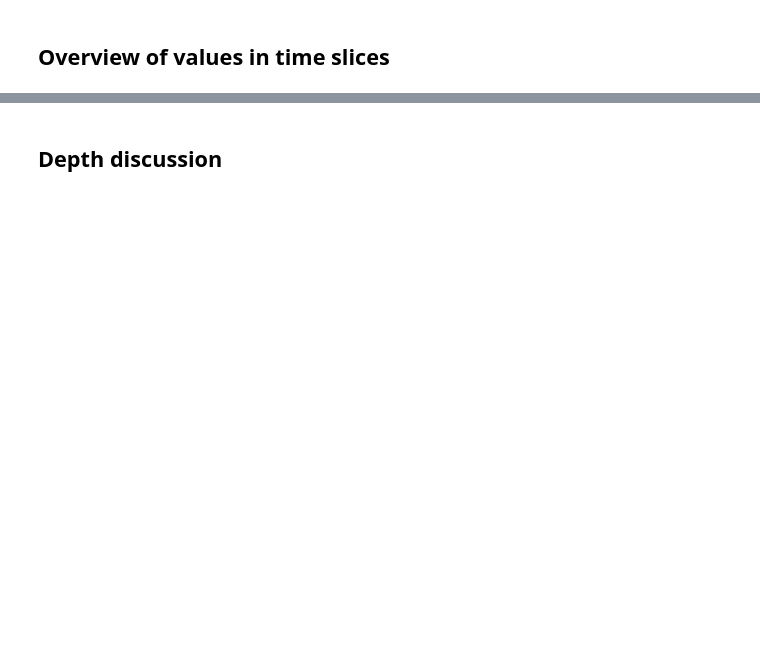
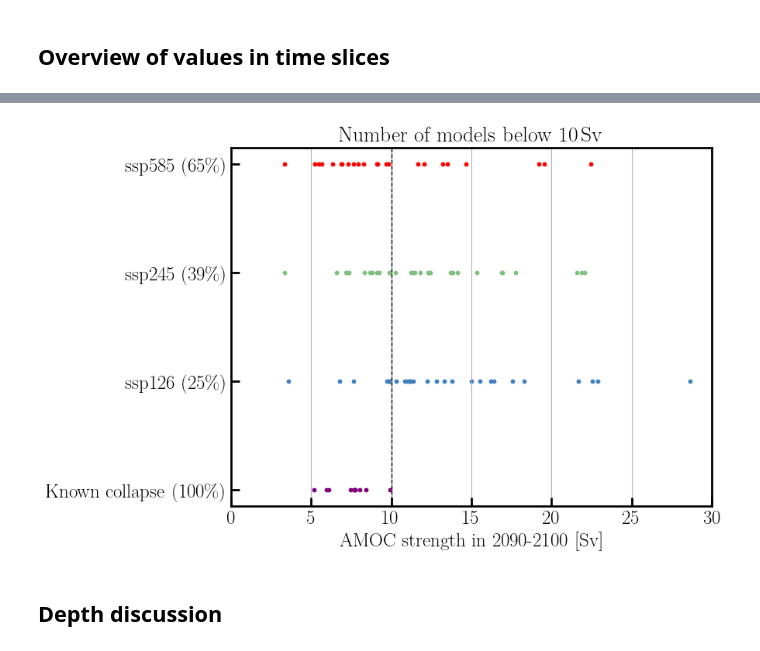
Before and after one commit to jmecki/AMOCcollapse, a Jupyter notebook: notebooks/AMOC_strength.ipynb, the cells around one changed output, grey strips where cells are left out. Saved outputs shown, nothing was run; the diff lists cells and outputs as text; code cells hidden in the pictures; blank space fills up the shorter version.

```diff
--- a/notebooks/AMOC_strength.ipynb
+++ b/notebooks/AMOC_strength.ipynb
@@ -183,14 +196,18 @@ for ssp in np.unique([w["ssp"] for w in work_docs]):
                 print(
                     f"keep {last_version} of {set(versions)} for {source_id} {ssp} {variant_label}"
                 )
-                keep_one_per_source_per_ssp += [w for w, v in zip(matches, versions) if v == last_version]
-            elif len(set(variables)) >1:
+                keep_one_per_source_per_ssp += [
+                    w for w, v in zip(matches, versions) if v == last_version
+                ]
+            elif len(set(variables)) > 1:
                 keep_var = np.unique(variables)[0]
                 print(
                     f"keep {keep_var} of {set(variables)} for {source_id} {ssp} {variant_label}"
                 )
-                keep_one_per_source_per_ssp += [w for w, v in zip(matches, variables) if v == keep_var]
-            elif len(matches)>len(set(w['basin'] for w in matches)):
+                keep_one_per_source_per_ssp += [
+                    w for w, v in zip(matches, variables) if v == keep_var
+                ]
+            elif len(matches) > len(set(w['basin'] for w in matches)):
                 raise ValueError(matches)
             else:
                 keep_one_per_source_per_ssp += matches
@@ -1181,41 +1450,43 @@ df_slices_dec[passing]
 # %%
-res_dict = {ssp: df_slices_dec[(df_slices_dec['ssp']==ssp) & (~passing)]['2090-2100'].values
- for ssp in 'ssp126 ssp245 ssp585'.split()
- }
+res_dict = {
+    ssp: df_slices_dec[(df_slices_dec['ssp'] == ssp) & (~passing)]['2090-2100'].values
+    for ssp in 'ssp126 ssp245 ssp585'.split()
+}
 # %%
 def gauss_1d(x, mu, sig):
     return (
         1.0 / (np.sqrt(2.0 * np.pi) * sig) * np.exp(-np.power((x - mu) / sig, 2.0) / 2)
     )
+
+
 plot_kw = dict(s=10)
 
-x = np.linspace(0,30,1000)
+x = np.linspace(0, 30, 1000)
 thrs = 10
 a = df_slices_dec[passing]['2090-2100'].values
 ticks = np.arange(4)
 labels = []
-i=3
-plt.scatter(
-            a,[i]*len(a),
-            color='purple',
-    **plot_kw
-           )
-labels.append(f'Known collapse ({perc(df_slices_dec[passing]["2090-2100"].values<thrs):.0f}$\%$)')
+i = 3
+plt.scatter(a, [i] * len(a), color='purple', **plot_kw)
+labels.append(
+    f'Known collapse ({perc(df_slices_dec[passing]["2090-2100"].values<thrs):.0f}$\%$)'
+)
 for i, (ssp, vv) in enumerate(res_dict.items()):
-    j=i+4
-    plt.scatter(vv, [j]*len(vv), color=default_colors[ssp], **plot_kw)
+    j = i + 4
+    plt.scatter(vv, [j] * len(vv), color=default_colors[ssp], **plot_kw)
     labels.append(f'{ssp} ({perc(vv<thrs):.0f}$\%$)')
 
 plt.axvline(thrs, ls='--', c='k', lw=1)
 plt.title(f'Number of models below {thrs}\,Sv')
 plt.xlabel(f'AMOC strength in 2090-2100 [Sv]')
 plt.grid(axis='y')
-plt.gca().yaxis.set_ticks(ticks+i+1, labels)
-plt.xlim(0,30)
-suptitle_and_save(f'Number of models below {thrs}\,Sv',
-                  skip=True,
-                  figure = 'figure_s7',
-                  y=0.93)
+plt.gca().yaxis.set_ticks(ticks + i + 1, labels)
+plt.xlim(0, 30)
+suptitle_and_save(
+    f'Number of models below {thrs}\,Sv', skip=True, figure='figure_s7', y=0.93
+)
+# %% [output]
+[figure, added]
 # %% [markdown]
 ## Depth discussion
 # %%
```
Also changed, not shown: parts of 46 cells of this notebook, 11 other files.
